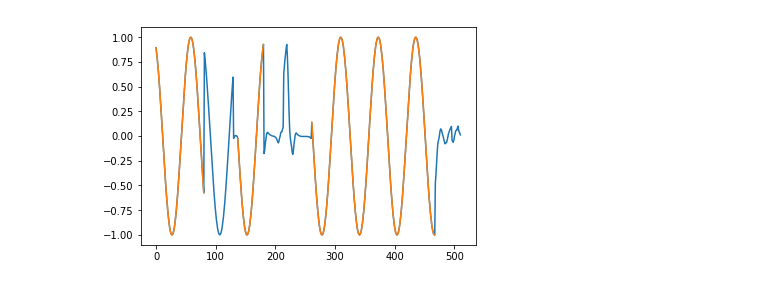
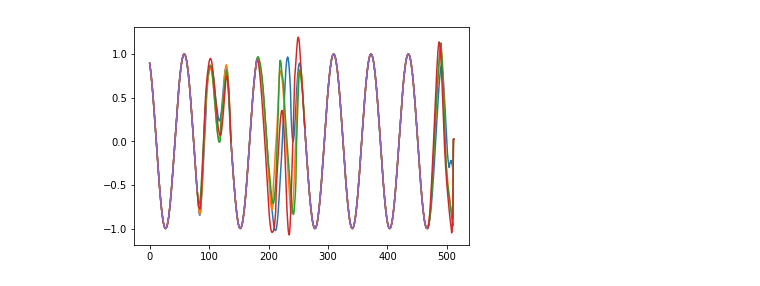
Before and after one commit to ysasaki6023/interpol, a Jupyter notebook: Plot.ipynb, the cells around one changed output. Saved outputs shown, nothing was run; the diff lists cells and outputs as text; code cells hidden in the pictures.

```diff
--- a/Plot.ipynb
+++ b/Plot.ipynb
@@ -1,19 +1,19 @@
 # %%
 %matplotlib inline
 import numpy as np
 import pandas as pd
 import matplotlib.pyplot as plt
 
 dList = []
 d = pd.read_csv("data/data.csv")
 dList.append(d)
 
-for iIter in [20000]:
+for iIter in [1000,2000,3000,9000]:
     d = pd.read_csv("save/data_%d.csv"%iIter)
     dList.append(d)
 
 fig = plt.figure()
 for d in dList[::-1]:
     plt.plot(d["idx"],d["col1"])
 # %% [output]
-[figure, old version]
+[figure, new version]
```
Also changed, not shown: 2 other files.
